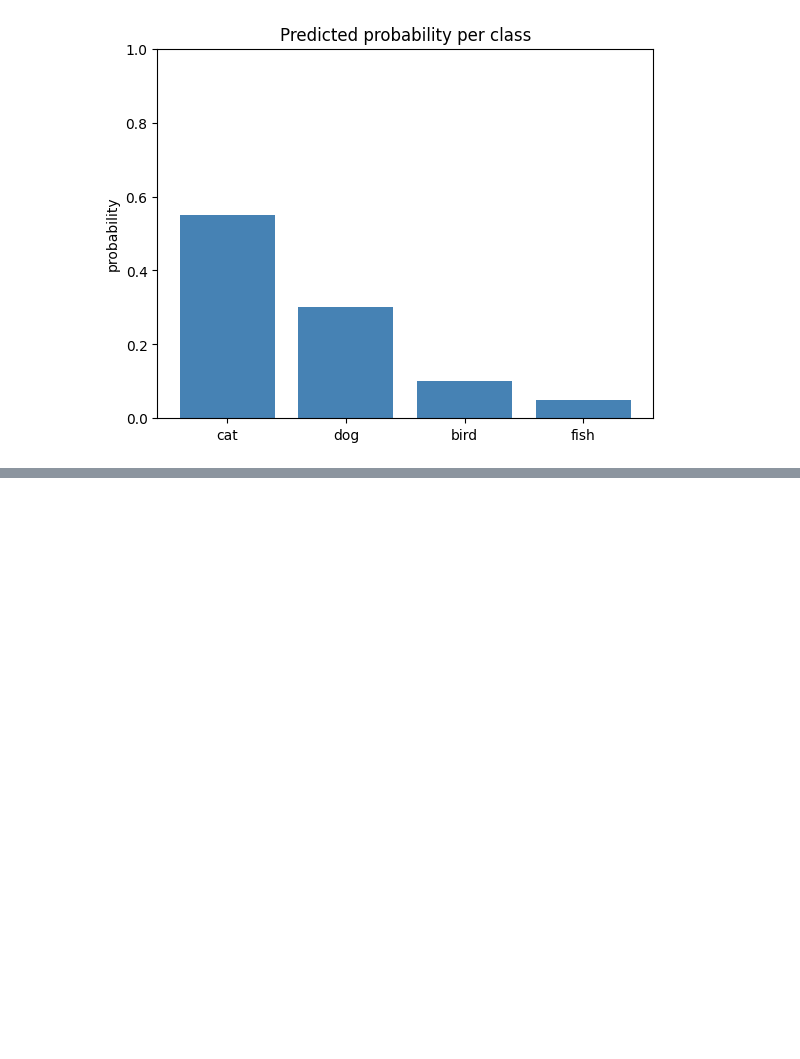
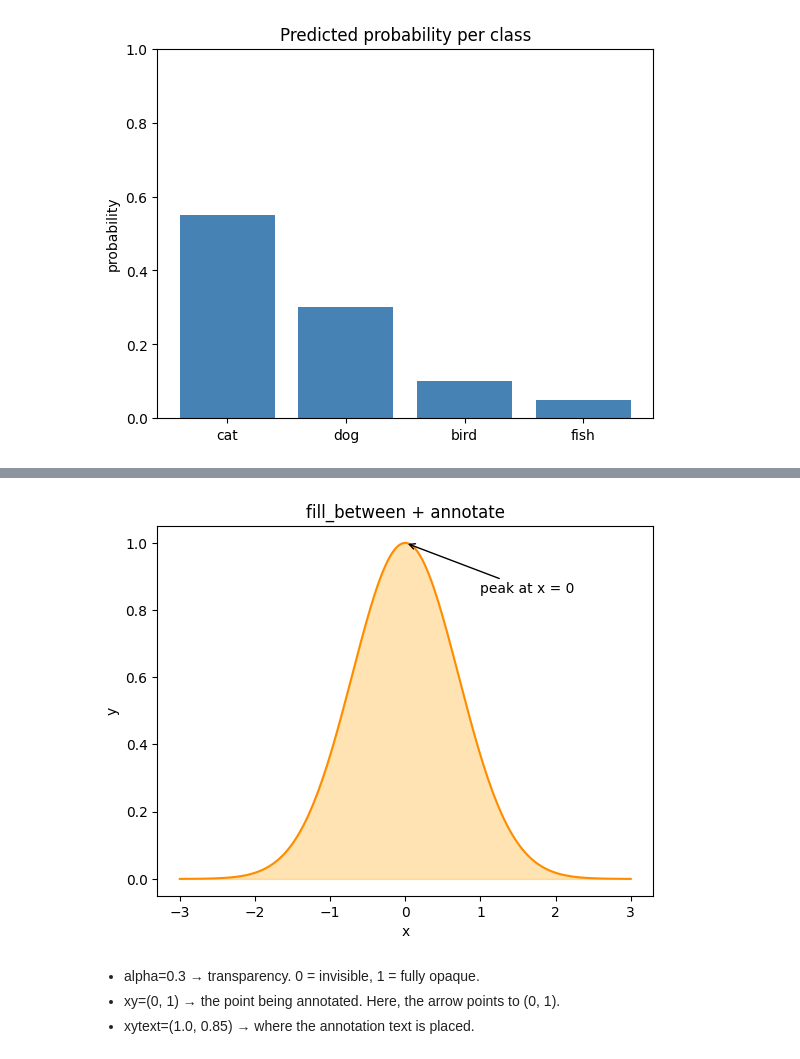
Before and after one commit to JayZeus999/Math-For-ML, a Jupyter notebook: cto-school/02a_plotting_functions.ipynb, the cells around one changed output, grey strips where cells are left out. Drawn from its saved outputs; the diff is of its cells as text; code cells hidden in the pictures; blank space fills up the shorter version.

Commit message:
Explore annotations & shading

```diff
--- a/cto-school/02a_plotting_functions.ipynb
+++ b/cto-school/02a_plotting_functions.ipynb
@@ -183,0 +191,17 @@ plt.show()
+# %%
+x = np.linspace(-3, 3, 200)
+y = np.exp(-x**2)
+
+plt.plot(x, y, color="darkorange")
+plt.fill_between(x, y, alpha=0.3, color="orange")
+plt.annotate("peak at x = 0", xy=(0, 1), xytext=(1.0, 0.85),
+             arrowprops=dict(arrowstyle="->"))
+plt.title("fill_between + annotate")
+plt.xlabel("x"); plt.ylabel("y")
+plt.show()
+# %% [output]
+[figure, added]
+# %% [markdown]
+* alpha=0.3 → transparency. 0 = invisible, 1 = fully opaque.
+* xy=(0, 1) → the point being annotated. Here, the arrow points to (0, 1).
+* xytext=(1.0, 0.85) → where the annotation text is placed.
```
Also changed, not shown: parts of 1 cell of this notebook.
